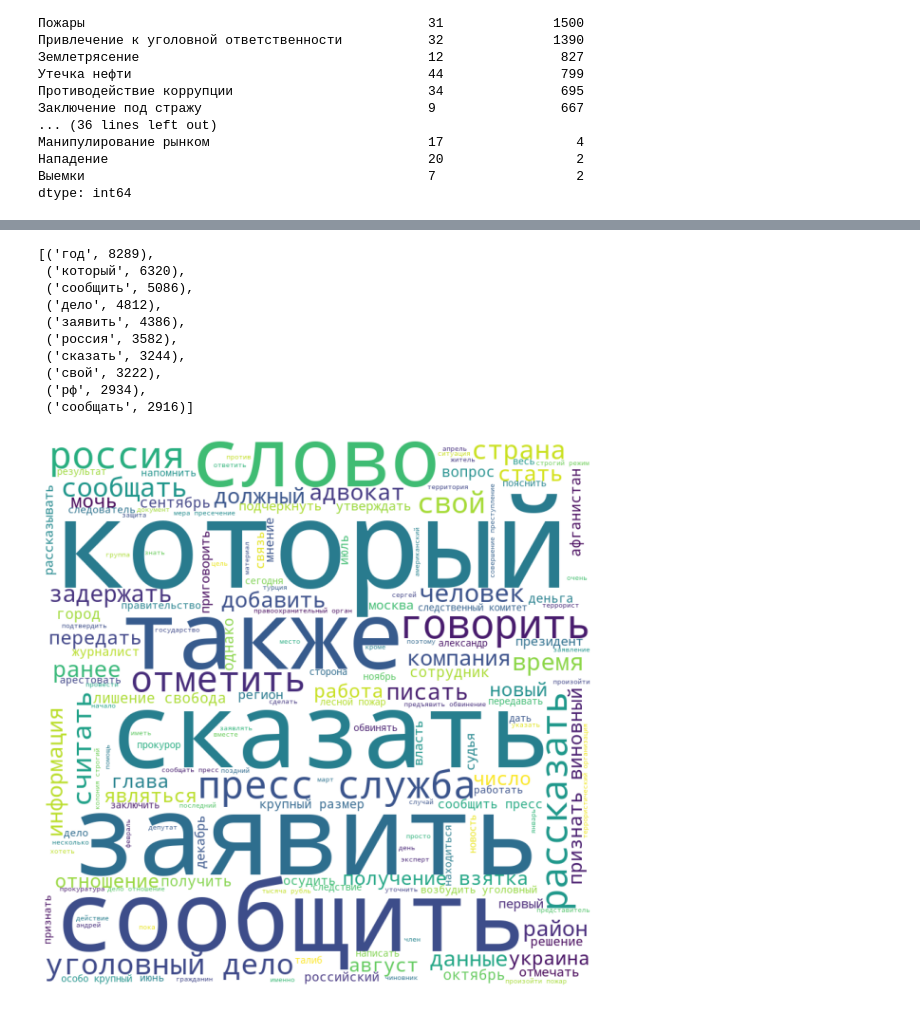
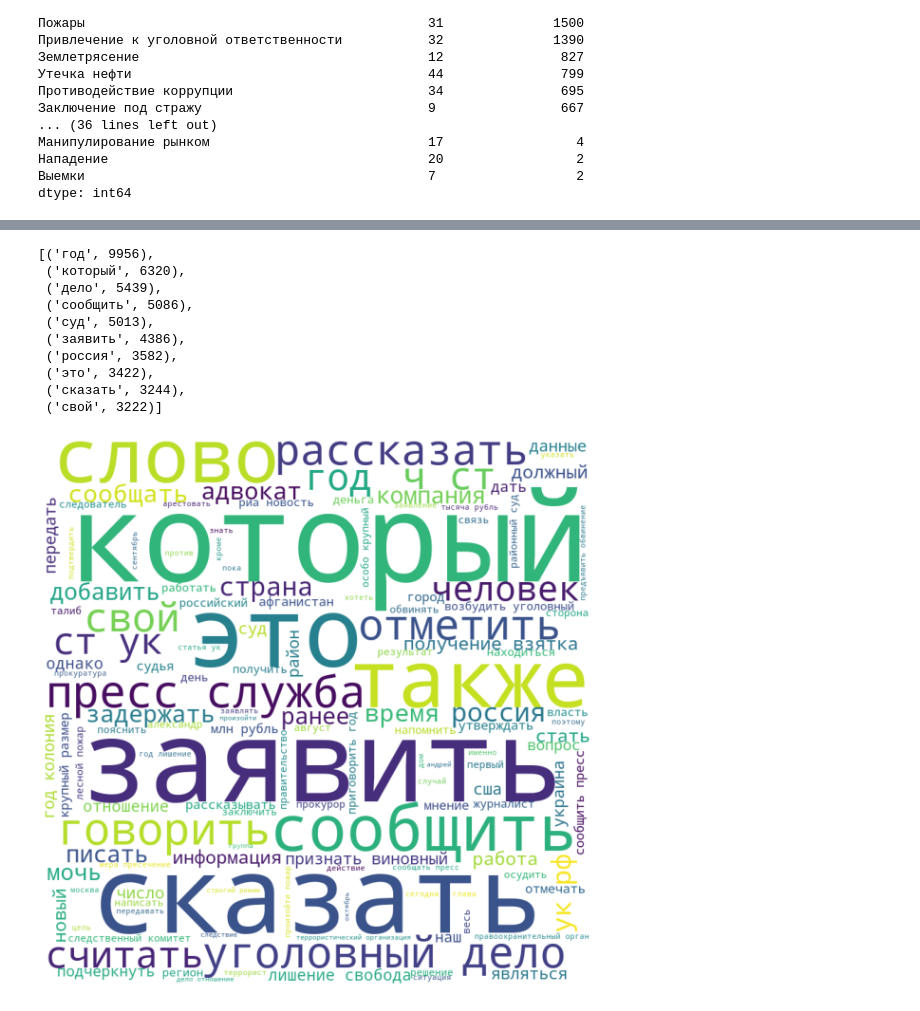
Before and after one commit to Stepan203/Diplom_SkillFactory, a Jupyter notebook: EDA.ipynb, the cells around one changed output, grey strips where cells are left out. Saved outputs shown, nothing was run; the diff lists cells and outputs as text; code cells hidden in the pictures.

```diff
--- a/EDA.ipynb
+++ b/EDA.ipynb
@@ -248,6 +145,8 @@ stopworlds_new = set(stopwords_ru).union(mas_stop)
 # удалять стоп слова, удалять числа и раздичные знаки которые не несут смысловой нагрузки.
 # Все слова преобразуем к их первоначалоной форме (Лемматизация)
 
+nltk.download('stopwords')
+stopwords_ru = stopwords.words("russian")
 morph = pymorphy2.MorphAnalyzer()
 patterns = "[A-Z|a-z|0-9!#$%&'()*+,./:“″;”<=>?@[\]^_`{|}~—\"\-•–«»]+"
 #stops = set(stopwords.words("russian"))
@@ -256,7 +155,7 @@ def clean(text):
     text = re.sub(patterns, ' ', text)
     tokens = []
     for token in text.split():
-        if token and token not in stopworlds_new:
+        if token and token not in stopwords_ru:
             token = token.strip()
             token = morph.normal_forms(token)[0]  # Лемматизация
             #token = stemmer.stem(token) # Стеммизация
@@ -303,29 +204,28 @@ from nltk import FreqDist
 word_freq = FreqDist(allwords).most_common(10)
 word_freq
 # %% [output]
-[('год', 8289),
+[('год', 9956),
  ('который', 6320),
+ ('дело', 5439),
  ('сообщить', 5086),
- ('дело', 4812),
+ ('суд', 5013),
  ('заявить', 4386),
  ('россия', 3582),
+ ('это', 3422),
  ('сказать', 3244),
- ('свой', 3222),
- ('рф', 2934),
- ('сообщать', 2916)]
+ ('свой', 3222)]
 # %%
-# Выведем облако слов
+# Выведем WordCloud
 
 comment_words = ''
 comment_words += " ".join(allwords)+" "
 wordcloud = WordCloud(width = 800, height = 800,
                 background_color ='white',
-               # stopwords = stopwords,
-                stopwords = stopworlds_new,
+                stopwords = stopwords_ru,
                 min_font_size = 10).generate(comment_words)
 plt.figure(figsize = (8, 8), facecolor = None)
 plt.imshow(wordcloud)
 plt.axis("off")
 plt.tight_layout(pad = 0)
 # %% [output]
-[figure, old version]
+[figure, new version]
```
Also changed, not shown: parts of 23 cells of this notebook.
